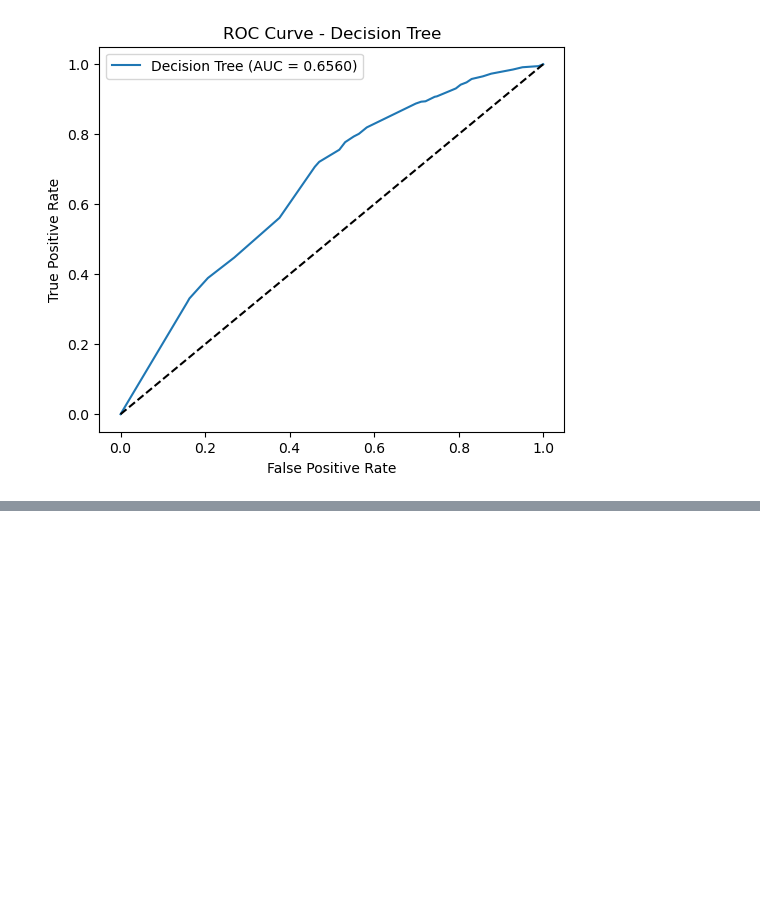
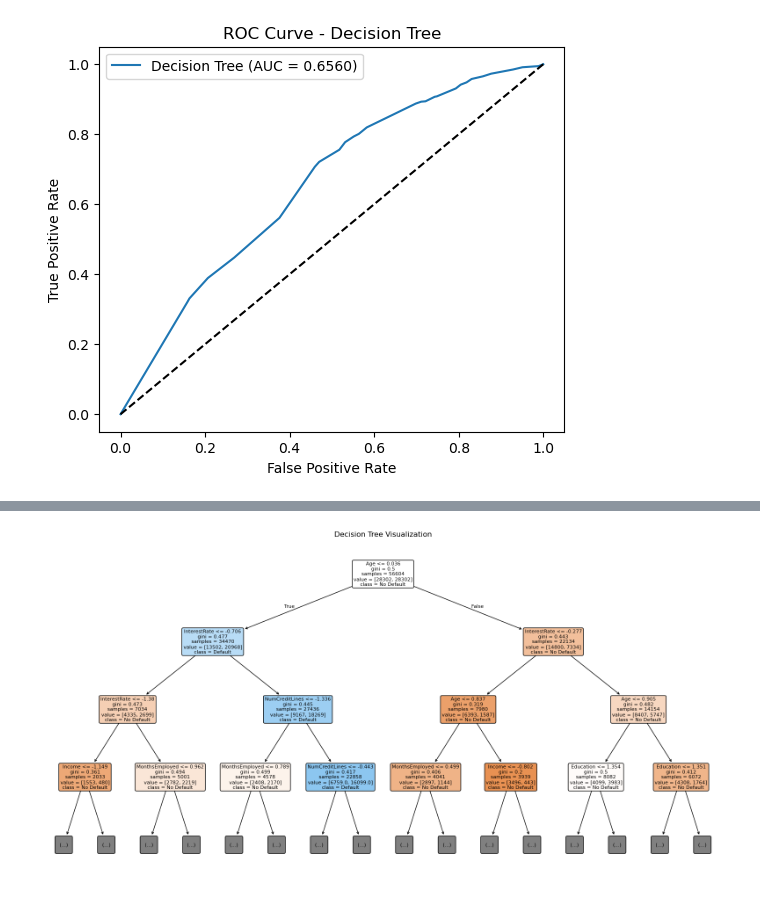
Before and after one commit to chamithusithmaka/MLproject, a Jupyter notebook: notebooks/decision_tree_model.ipynb, the cells around one changed output, grey strips where cells are left out. Saved outputs shown, nothing was run; the diff lists cells and outputs as text; code cells hidden in the pictures; blank space fills up the shorter version.

```diff
--- a/notebooks/decision_tree_model.ipynb
+++ b/notebooks/decision_tree_model.ipynb
@@ -153,0 +186,16 @@ plt.show()
+# %%
+#Visualize the decision tree
+plt.figure(figsize=(20, 10))
+plot_tree(
+    dt_model,
+    feature_names=feature_names,
+    class_names=['No Default', 'Default'],
+    filled=True,
+    rounded=True,
+    fontsize=8,
+    max_depth=3
+)
+plt.title("Decision Tree Visualization")
+plt.show()
+# %% [output]
+[figure, added]
```
Also changed, not shown: parts of 2 cells of this notebook.
